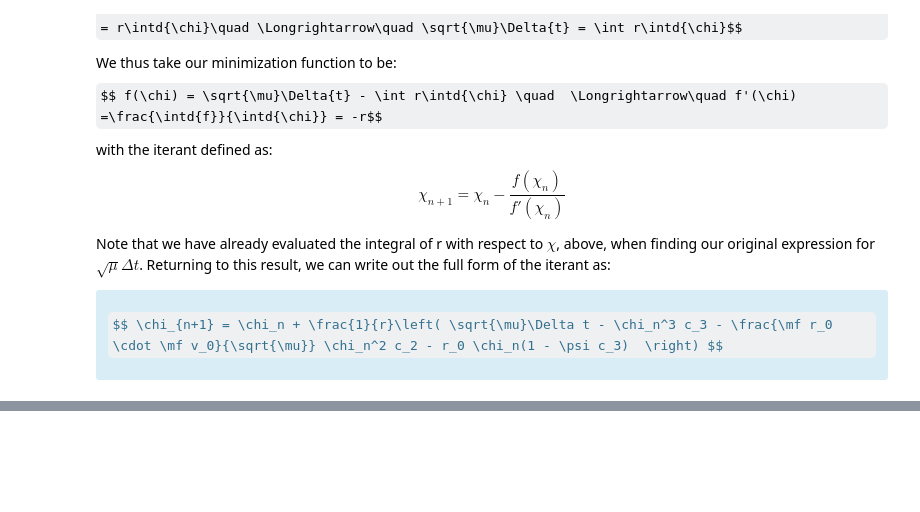
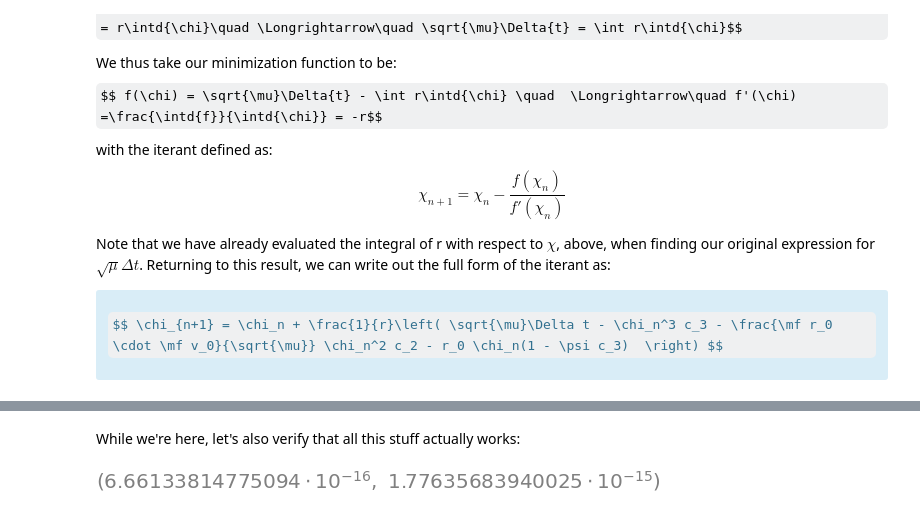
Before and after one commit to dsavransky/astrodynamicsbook, a Jupyter notebook: Notebooks/21-Universal Variables.ipynb, the cells around one changed output, grey strips where cells are left out. Drawn from its saved outputs; the diff is of its cells as text; code cells hidden in the pictures; some formulas as TeX source; blank space fills up the shorter version.

```diff
--- a/Notebooks/21-Universal Variables.ipynb
+++ b/Notebooks/21-Universal Variables.ipynb
@@ -252,0 +336,21 @@ $$ r =  \chi^2 c_2 + \frac{\mf r_0 \cdot \mf v_0}{\sqrt{\mu}}\chi(1 - \psi c_3)
+# %% [markdown]
+While we're here, let's also verify that all this stuff actually works:
+# %%
+e = 0.5 # pick one eccentricity
+E,_,nu = invKepler(M, e, return_nu=True) # invert the time equation
+dE = E[1:] - E[0]                  # \Delta{E}
+chi = np.sqrt(a)*dE        # chi value
+h = np.sqrt(mu*a*(1-e**2)) # angular momentum
+r = h**2/mu/(1+e*np.cos(nu)) # orbital radius
+r0 = r[0] # initial orbital radius and its dervative
+rd0 = h/r0*e*np.sin(nu[0])/(1+e*np.cos(nu[0]))
+psi = chi**2/a #psi
+c2 = (1 - np.cos(np.sqrt(psi))) / psi
+c3 = (np.sqrt(psi) - np.sin(np.sqrt(psi)))/np.sqrt(psi**3)
+# now calculate orbital radius and delta t
+r2 = chi**2*c2 + r0*rd0/np.sqrt(mu)*chi*(1-psi*c3) + r0*(1 - psi*c2)
+dt2 = (chi**3*c3 + c2*r0*rd0/np.sqrt(mu)*chi**2 + r0*chi*(1-psi*c3))/np.sqrt(mu)
+# show maximum error:
+np.max(np.abs(r2 - r[1:])), np.max(np.abs(dt2 - dt))
+# %% [output]
+[figure, added]
```
Also changed, not shown: parts of 18 cells of this notebook, 4 other files.
